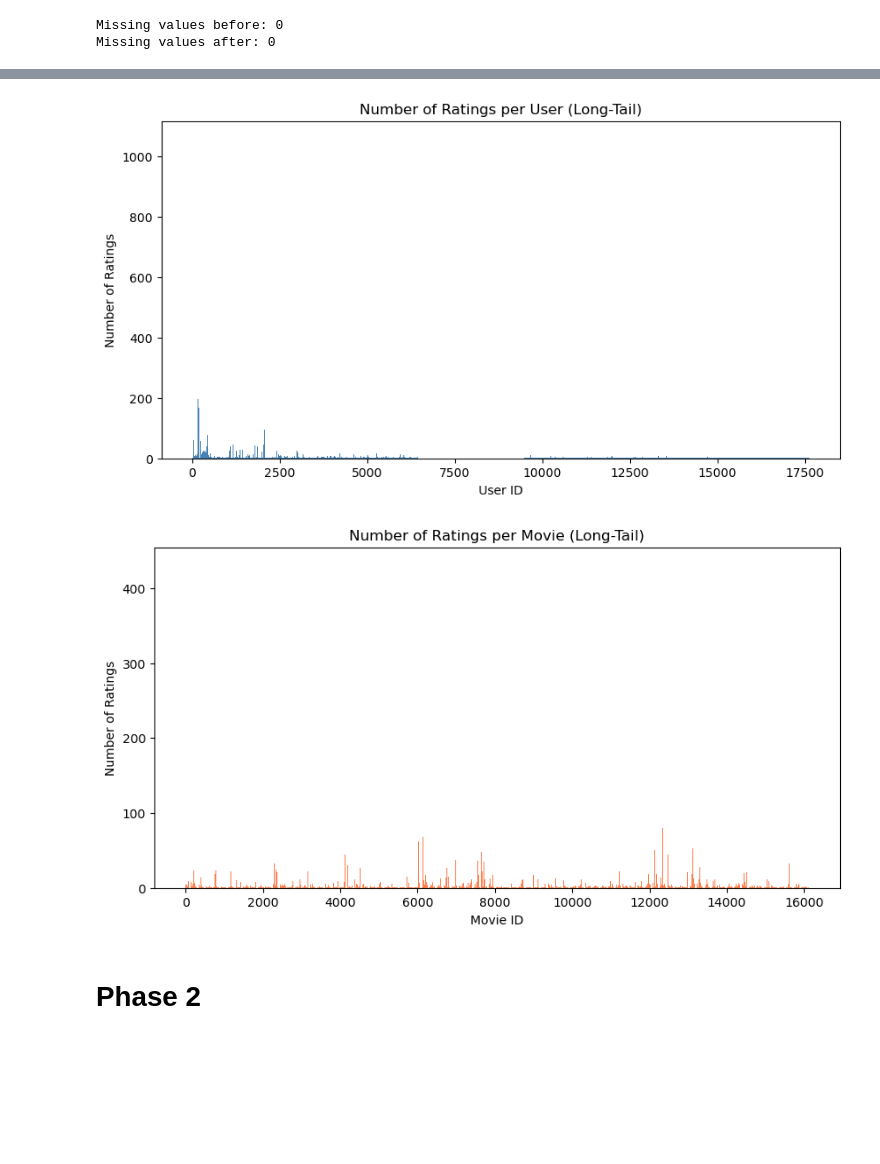
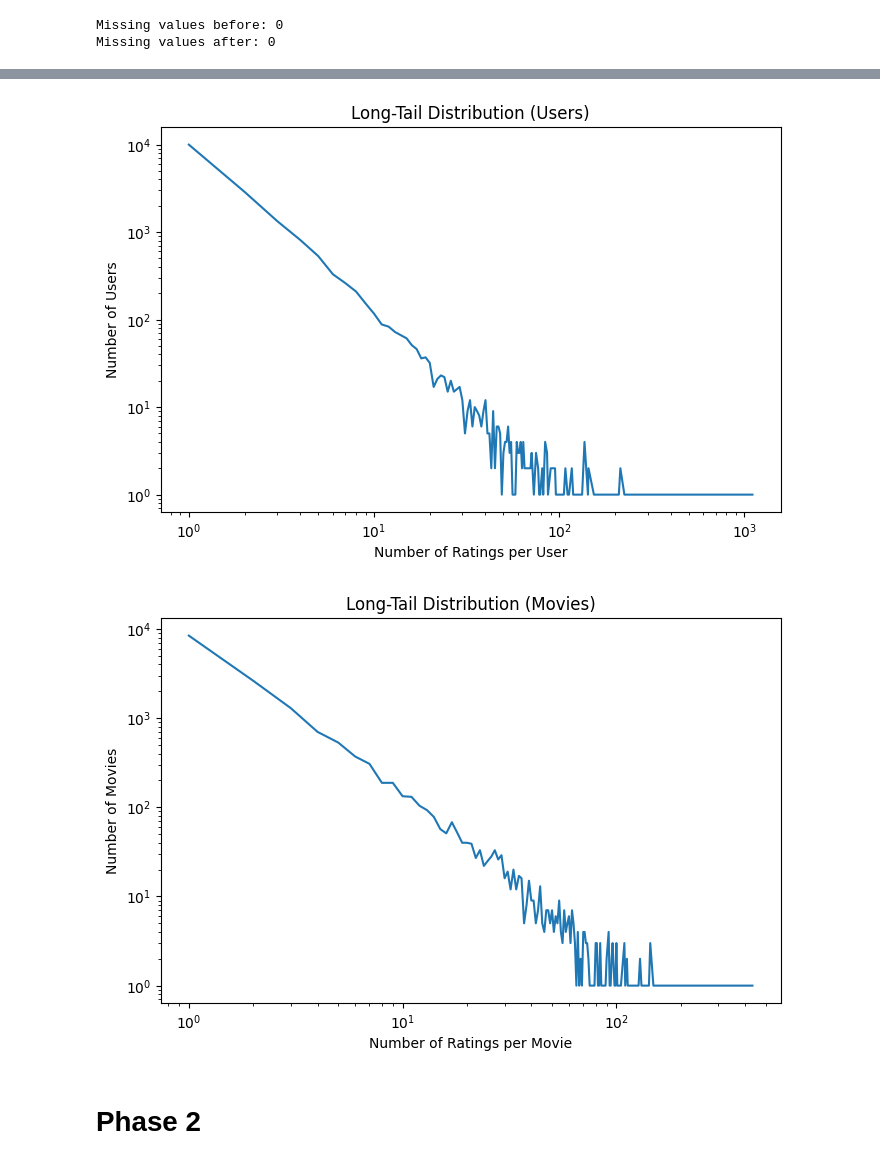
Before and after one commit to moderyg1/CSIT557-Recommendation-System, a Jupyter notebook: notebooks/recommendation_system.ipynb, the cells around one changed output, grey strips where cells are left out. Saved outputs shown, nothing was run; the diff lists cells and outputs as text; code cells hidden in the pictures; blank space fills up the shorter version.

Commit message:
some changes on the visualization

```diff
--- a/notebooks/recommendation_system.ipynb
+++ b/notebooks/recommendation_system.ipynb
@@ -7,7 +9,7 @@ from sklearn.model_selection import train_test_split
 # Read the movie ratings data as CSV
 columns = ["userId", "movieId", "categoryId", "reviewId", "movieRating", "reviewDate"]
 
-df = pd.read_csv("./data/movie-ratings.txt", header=None, names=columns)
+df = pd.read_csv("../data/movie-ratings.txt", header=None, names=columns)
 df.head()
 # %% [output]
 |  | userId | movieId | categoryId | reviewId | movieRating | reviewDate |
@@ -95,30 +97,35 @@ plt.show()
 # %% [output]
 [figure]
 # %%
-# Not sure if this is right. Not sure what the intended outcome is supposed to be
-
-# Visualize ratings per user (long-tail distribution)
 user_counts = df.groupby('userId').size()
 
-plt.figure(figsize=(10, 5))
-plt.bar(user_counts.index, user_counts.values, color='steelblue')
-plt.title('Number of Ratings per User (Long-Tail)')
-plt.xlabel('User ID')
-plt.ylabel('Number of Ratings')
+# Distribution: how many users have X ratings
+user_count_distribution = user_counts.value_counts().sort_index()
+
+plt.figure(figsize=(8, 5))
+plt.plot(user_count_distribution.index, user_count_distribution.values)
+plt.title('Long-Tail Distribution (Users)')
+plt.xlabel('Number of Ratings per User')
+plt.ylabel('Number of Users')
+plt.xscale('log')
+plt.yscale('log')
 plt.show()
 
-# Visualize ratings per movie (long-tail distribution)
 movie_counts = df.groupby('movieId').size()
 
-plt.figure(figsize=(10, 5))
-plt.bar(movie_counts.index, movie_counts.values, color='coral')
-plt.title('Number of Ratings per Movie (Long-Tail)')
-plt.xlabel('Movie ID')
-plt.ylabel('Number of Ratings')
+movie_count_distribution = movie_counts.value_counts().sort_index()
+
+plt.figure(figsize=(8, 5))
+plt.plot(movie_count_distribution.index, movie_count_distribution.values)
+plt.title('Long-Tail Distribution (Movies)')
+plt.xlabel('Number of Ratings per Movie')
+plt.ylabel('Number of Movies')
+plt.xscale('log')
+plt.yscale('log')
 plt.show()
 # %% [output]
-[figure, old version]
+[figure, new version]
-[figure, old version]
+[figure, new version]
 # %% [markdown]
 # Phase 2
 # %%
```
Also changed, not shown: parts of 2 cells of this notebook, 1 other file.
